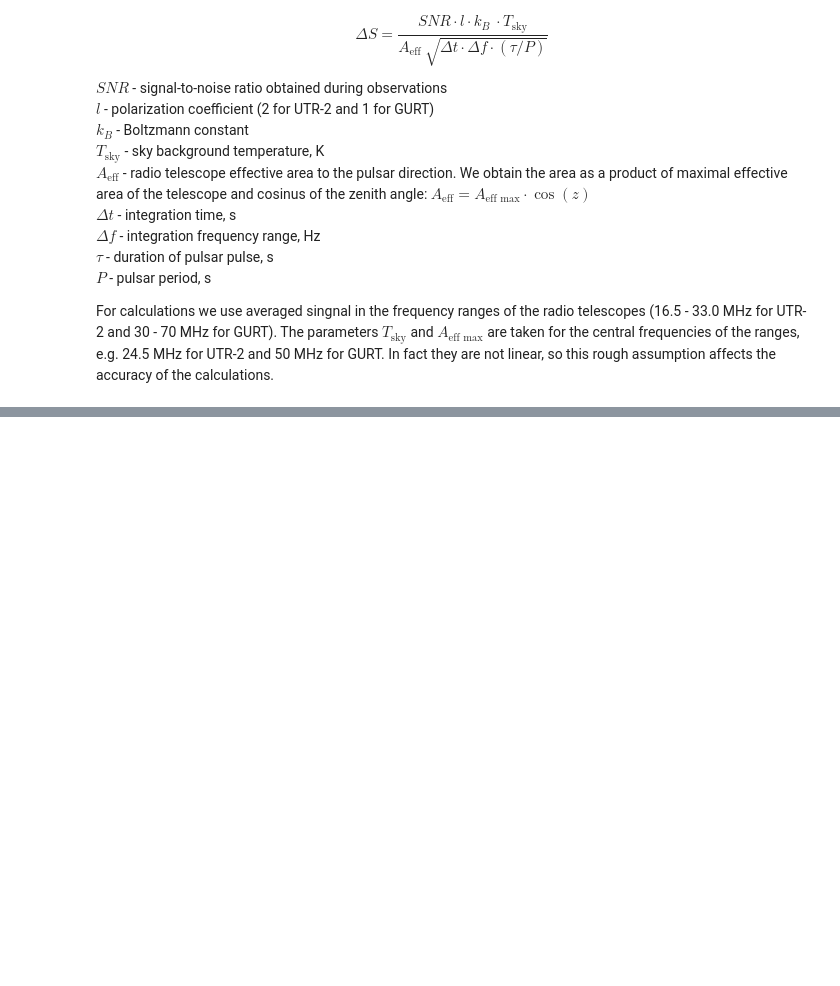
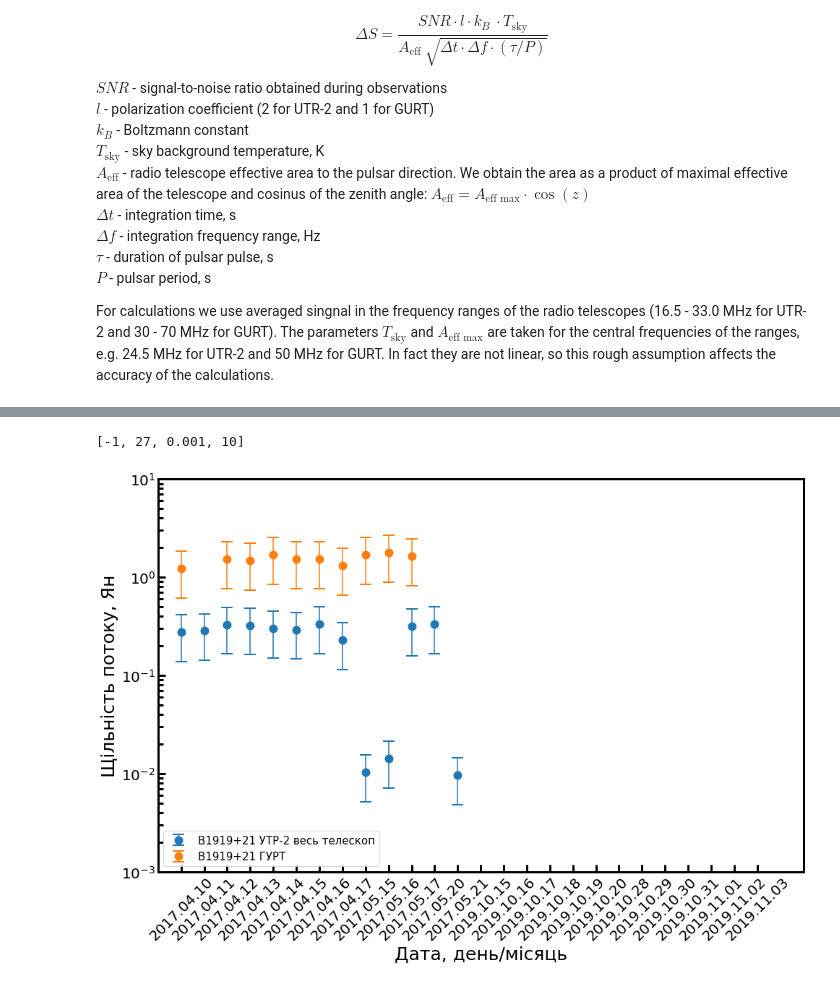
Before and after one commit to serge-yerin/jupyter-radio-astronomy, a Jupyter notebook: pulsars_long-term_flux_changes_pandas.ipynb, the cells around one changed output, grey strips where cells are left out. Drawn from its saved outputs; the diff is of its cells as text; code cells hidden in the pictures; blank space fills up the shorter version.

```diff
--- a/pulsars_long-term_flux_changes_pandas.ipynb
+++ b/pulsars_long-term_flux_changes_pandas.ipynb
@@ -106,0 +133,19 @@ plt.axis([-1, len(pulsar_fluxes.index)+1, 0.001, 10])
+# %%
+plt.figure(facecolor = 'white', figsize = (16, 10))
+ax = plt.subplot(111)
+ax.set_yscale("log", nonposy='clip')
+plt.errorbar(pulsar_fluxes['Date'], pulsar_fluxes['B1919+21 flux UTR2 full']*pow(10,26), yerr=pulsar_fluxes['B1919+21 flux UTR2 full']*pow(10,26)*0.5, label = 'B1919+21 УТР-2 весь телескоп', fmt='o', markersize=10, capsize=8, markeredgewidth = 2)
+plt.errorbar(pulsar_fluxes['Date'], pulsar_fluxes['B1919+21 flux GURT']     *pow(10,26), yerr=pulsar_fluxes['B1919+21 flux GURT']     *pow(10,26)*0.5, label = 'B1919+21 ГУРТ',                fmt='o', markersize=10, capsize=8, markeredgewidth = 2)
+for axis in ['top','bottom','left','right']:
+  ax.spines[axis].set_linewidth(3.0)
+ax.xaxis.set_tick_params(width=3, which='both', direction='in', length=10, labelsize = 20)
+ax.yaxis.set_tick_params(width=3, which='major', direction='in', length=10, labelsize = 20)
+ax.yaxis.set_tick_params(width=3, which='minor', direction='in', length=7, labelsize = 20)
+plt.xlabel('Дата, день/місяць', fontsize=25)
+plt.ylabel('Щільність потоку, Ян', fontsize=25)
+plt.xticks(rotation=45)
+plt.legend(loc = 'lower left', fontsize = 15)
+plt.axis([-1, len(pulsar_fluxes.index)+1, 0.001, 10])
+# %% [output]
+[-1, 27, 0.001, 10]
+[figure, added]
```
Also changed, not shown: parts of 8 cells of this notebook, 1 other file.
